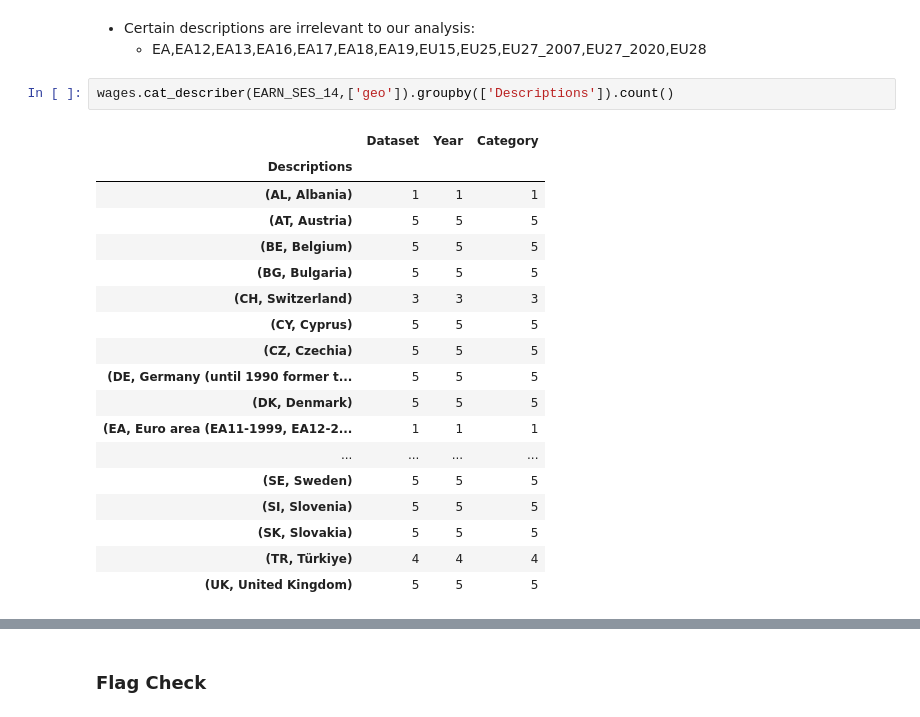
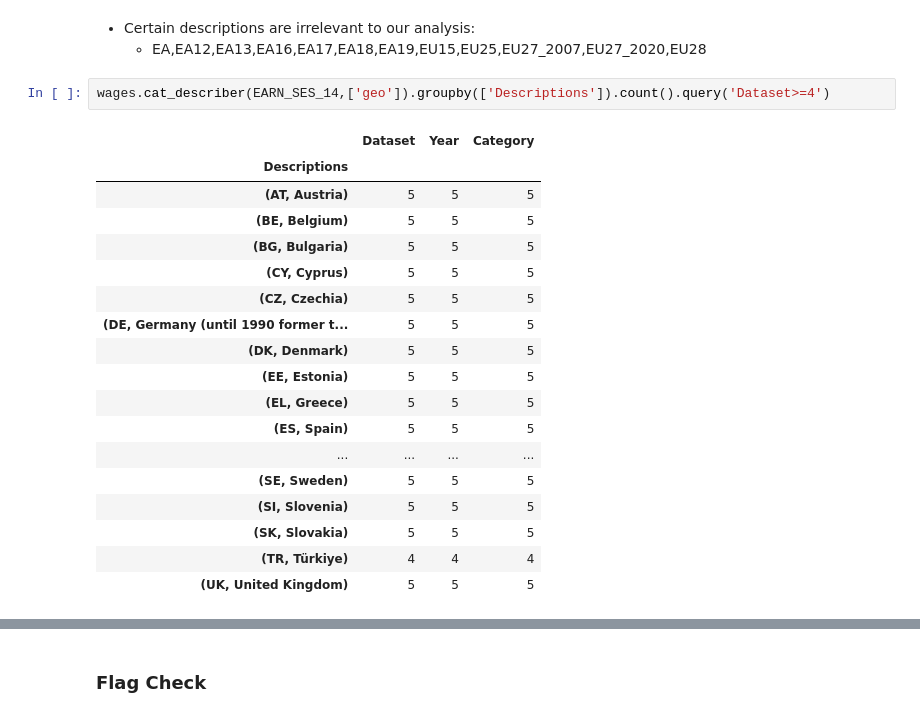
Before and after one commit to mehmetcandfx/Technology-Trade-Employment, a Jupyter notebook: Code/Data_Discovrery_Wages.ipynb, the cells around one changed output, grey strips where cells are left out. Drawn from its saved outputs; the diff is of its cells as text.

```diff
--- a/Code/Data_Discovrery_Wages.ipynb
+++ b/Code/Data_Discovrery_Wages.ipynb
@@ -377,20 +377,20 @@ wages.cat_describer(EARN_SES_14,['geo']).pivot(index="Descriptions", columns=["Y
 * Certain descriptions are irrelevant to our analysis:<br>
     - EA,EA12,EA13,EA16,EA17,EA18,EA19,EU15,EU25,EU27_2007,EU27_2020,EU28
 # %%
-wages.cat_describer(EARN_SES_14,['geo']).groupby(['Descriptions']).count()
+wages.cat_describer(EARN_SES_14,['geo']).groupby(['Descriptions']).count().query('Dataset>=4')
 # %% [output]
 |  | Dataset | Year | Category |
 | Descriptions |  |  |  |
-| (AL, Albania) | 1 | 1 | 1 |
 | (AT, Austria) | 5 | 5 | 5 |
 | (BE, Belgium) | 5 | 5 | 5 |
 | (BG, Bulgaria) | 5 | 5 | 5 |
-| (CH, Switzerland) | 3 | 3 | 3 |
 | (CY, Cyprus) | 5 | 5 | 5 |
 | (CZ, Czechia) | 5 | 5 | 5 |
 | (DE, Germany (until 1990 former t... | 5 | 5 | 5 |
 | (DK, Denmark) | 5 | 5 | 5 |
-| (EA, Euro area (EA11-1999, EA12-2... | 1 | 1 | 1 |
+| (EE, Estonia) | 5 | 5 | 5 |
+| (EL, Greece) | 5 | 5 | 5 |
+| (ES, Spain) | 5 | 5 | 5 |
 | ... | ... | ... | ... |
 | (SE, Sweden) | 5 | 5 | 5 |
 | (SI, Slovenia) | 5 | 5 | 5 |
```
Also changed, not shown: parts of 3 cells of this notebook, 1 other file.
